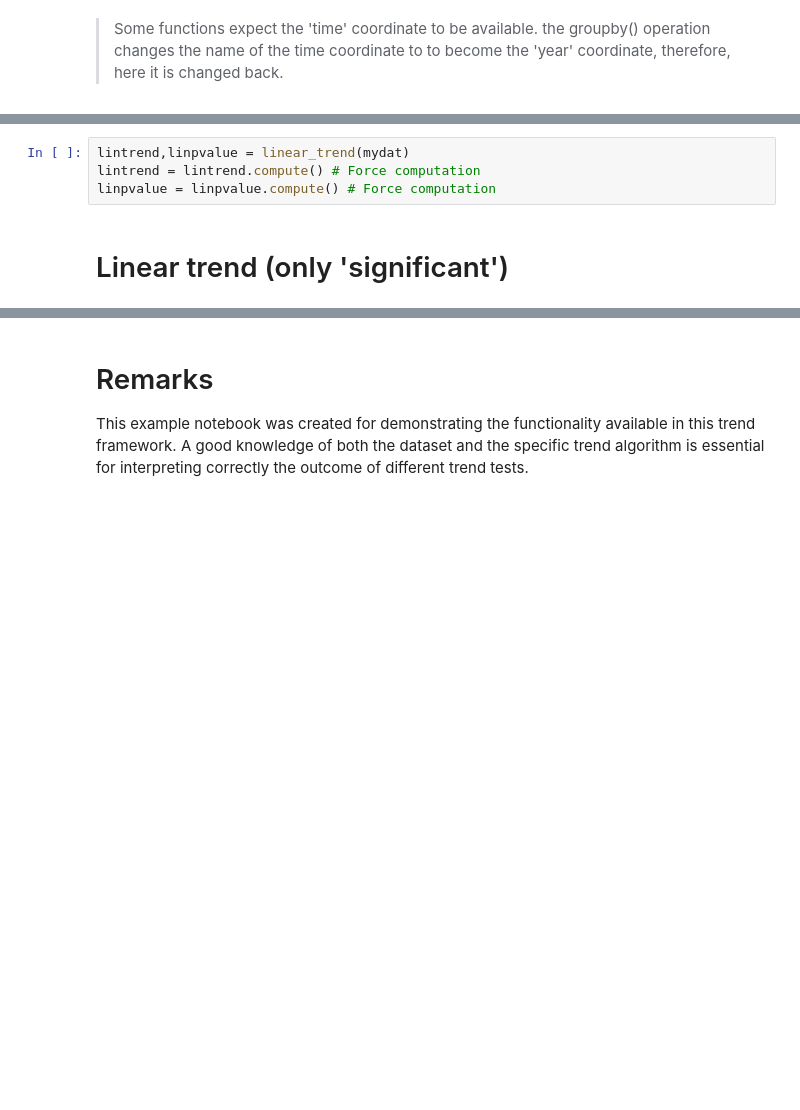
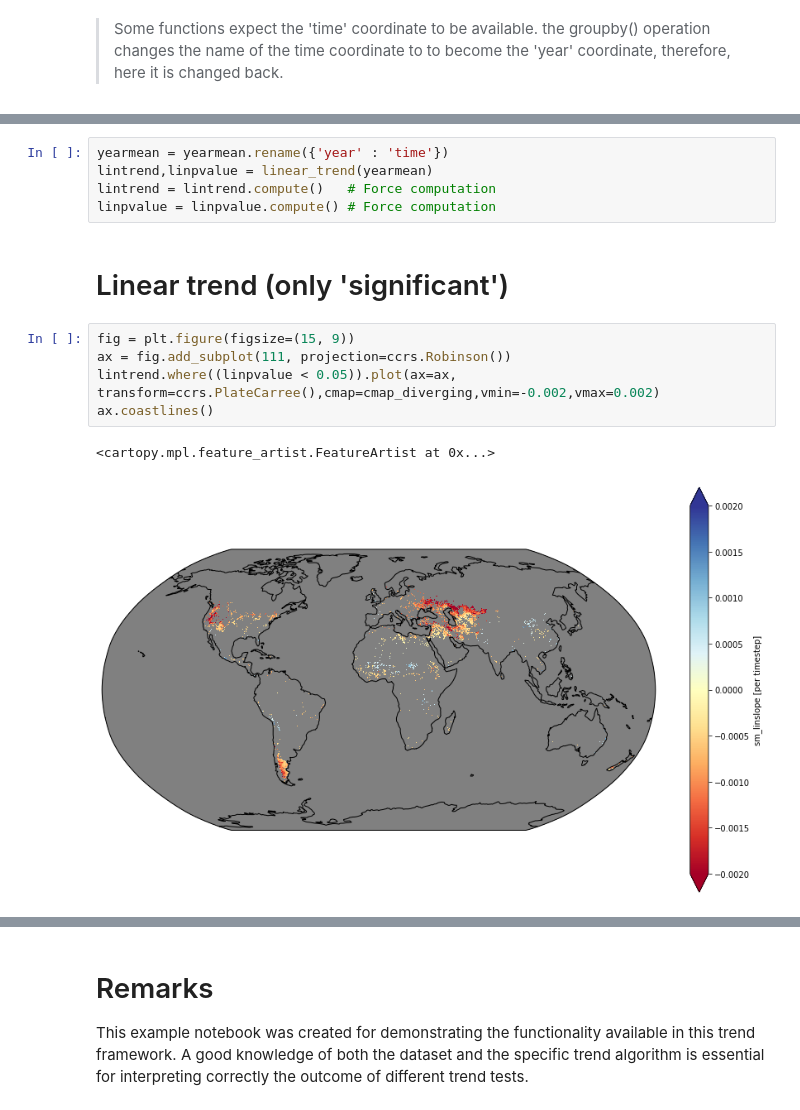
Before and after one commit to bascrezee/trend_framework, a Jupyter notebook: notebooks/example_trends_3d_cds-satellite-soil-moisture.ipynb, the cells around one changed output, grey strips where cells are left out. Drawn from its saved outputs; the diff is of its cells as text; blank space fills up the shorter version.

```diff
--- a/notebooks/example_trends_3d_cds-satellite-soil-moisture.ipynb
+++ b/notebooks/example_trends_3d_cds-satellite-soil-moisture.ipynb
@@ -71,6 +96,15 @@ False
 # %%
-lintrend,linpvalue = linear_trend(mydat)
-lintrend = lintrend.compute() # Force computation
+yearmean = yearmean.rename({'year' : 'time'})
+lintrend,linpvalue = linear_trend(yearmean)
+lintrend = lintrend.compute()   # Force computation
 linpvalue = linpvalue.compute() # Force computation
 # %% [markdown]
 # Linear trend (only 'significant')
+# %%
+fig = plt.figure(figsize=(15, 9))
+ax = fig.add_subplot(111, projection=ccrs.Robinson())
+lintrend.where((linpvalue < 0.05)).plot(ax=ax, transform=ccrs.PlateCarree(),cmap=cmap_diverging,vmin=-0.002,vmax=0.002)
+ax.coastlines()
+# %% [output]
+<cartopy.mpl.feature_artist.FeatureArtist at 0x...>
+[figure, added]
```
Also changed, not shown: parts of 29 cells of this notebook, 1 other file.
